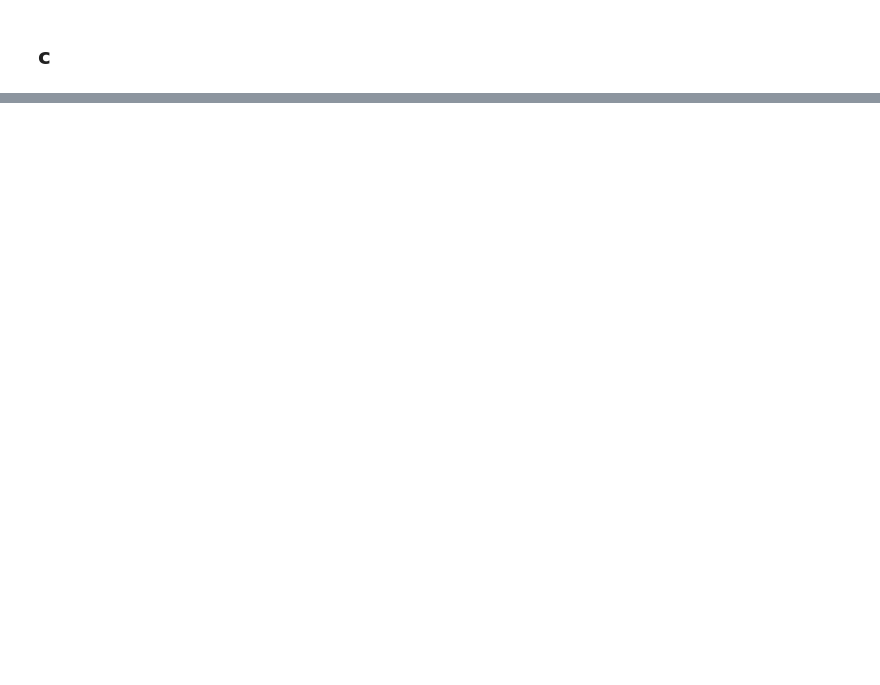
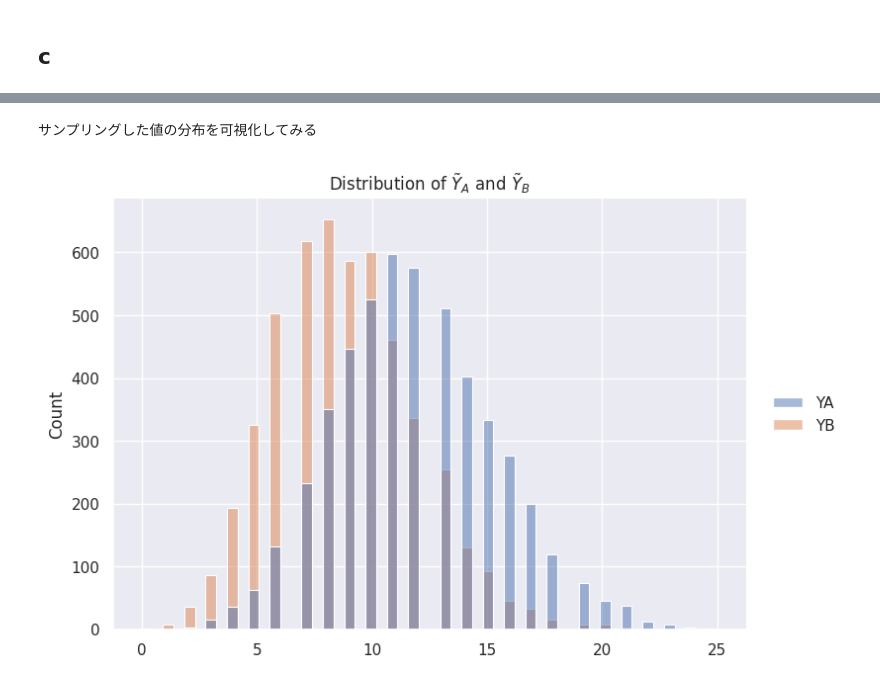
Before and after one commit to savioursho/a-first-cource-in-baysian-statistical-methods, a Jupyter notebook: notebooks/chapter04/02-excercise4_2.ipynb, the cells around one changed output, grey strips where cells are left out. Cells and saved outputs as stored; diff of their text form; code cells hidden in the pictures; blank space fills up the shorter version.

```diff
--- a/notebooks/chapter04/02-excercise4_2.ipynb
+++ b/notebooks/chapter04/02-excercise4_2.ipynb
@@ -167,0 +233,10 @@ _ = g.set(xscale="log", title=r"$n_0 ~ v.s. ~ Pr(\theta_A < \theta_B| y_A, y_B)$
+# %%
+posterior_predictive_A = get_negative_binomial_posterior_predictive_distribution(
+    posterior_A.a, posterior_A.b
+)
+posterior_predictive_B = get_negative_binomial_posterior_predictive_distribution(
+    posterior_B.a, posterior_B.b
+)
+
+print("Posterior predictive distribution of A:", posterior_predictive_A)
+print("Posterior predictive distribution of B:", posterior_predictive_B)
@@ -167,0 +248,10 @@ _ = g.set(xscale="log", title=r"$n_0 ~ v.s. ~ Pr(\theta_A < \theta_B| y_A, y_B)$
+# %%
+size = 5000
+df_predictive_sample = pd.DataFrame(
+    {
+        "YA": posterior_predictive_A.sample(size),
+        "YB": posterior_predictive_B.sample(size),
+    }
+)
+
+df_predictive_sample.describe()
@@ -167,0 +268,11 @@ _ = g.set(xscale="log", title=r"$n_0 ~ v.s. ~ Pr(\theta_A < \theta_B| y_A, y_B)$
+# %% [markdown]
+サンプリングした値の分布を可視化してみる
+# %%
+# 事後分布の可視化
+g = sns.displot(
+    df_predictive_sample,
+    aspect=1.5,
+)
+_ = g.set(title=r"Distribution of $\tilde{Y}_A$ and $\tilde{Y}_B$")
+# %% [output]
+[figure, added]
```
Also changed, not shown: parts of 16 cells of this notebook.
